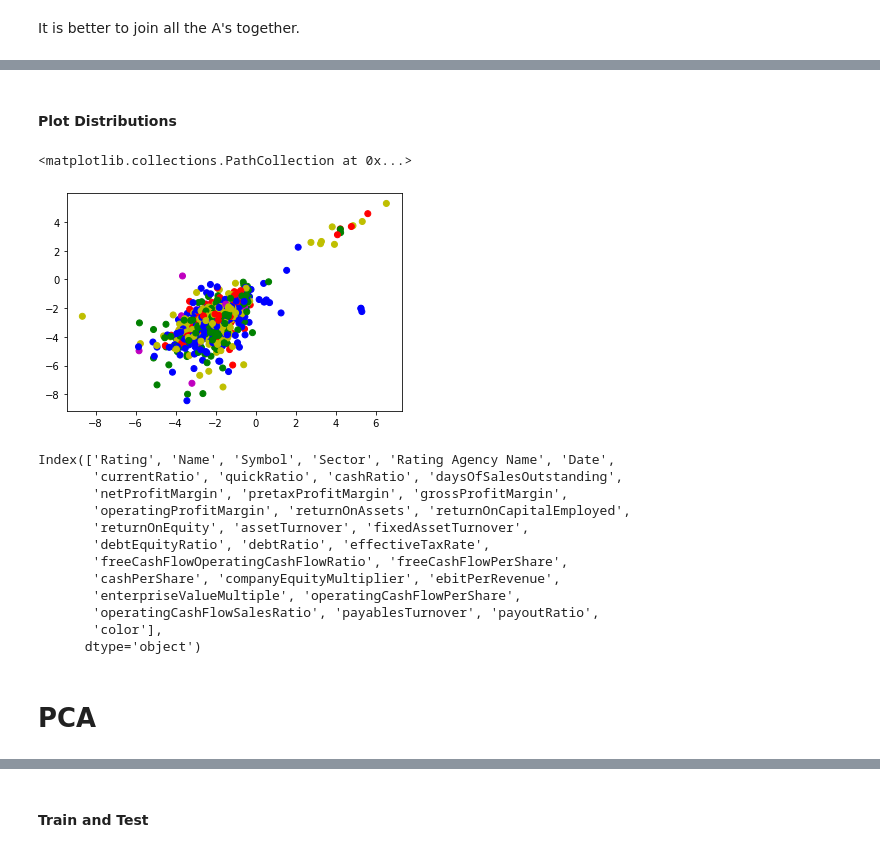
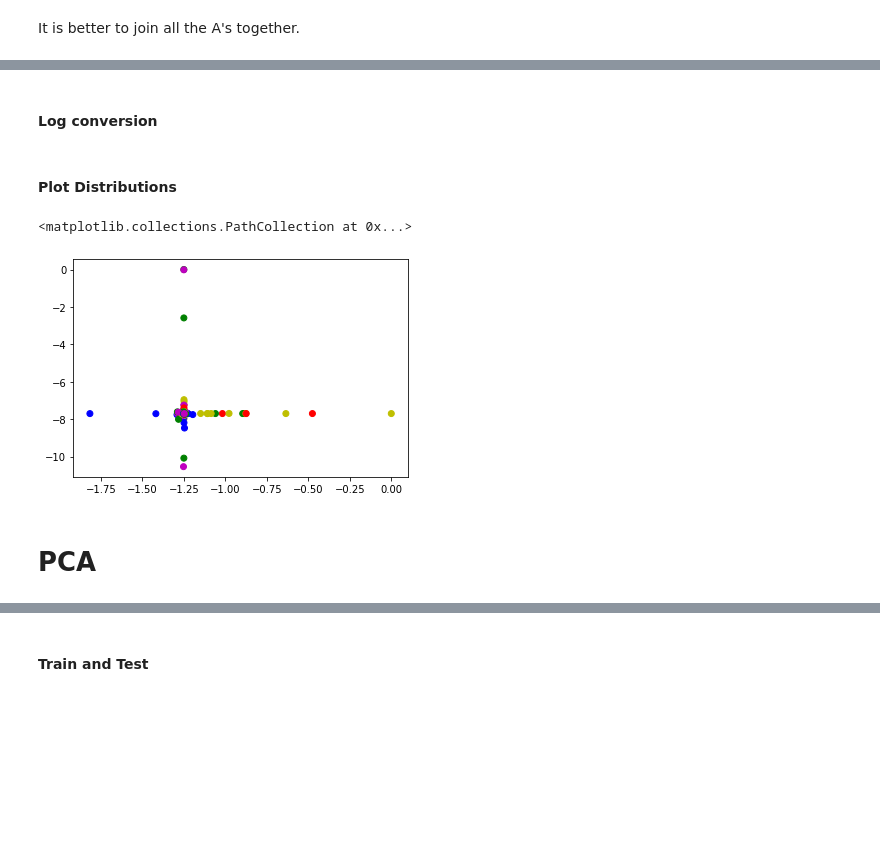
Before and after one commit to Agewerc/ML-Finance, a Jupyter notebook: corporateCreditRatingPrediction.ipynb, the cells around one changed output, grey strips where cells are left out. Cells and saved outputs as stored; diff of their text form; code cells hidden in the pictures; blank space fills up the shorter version.

```diff
--- a/corporateCreditRatingPrediction.ipynb
+++ b/corporateCreditRatingPrediction.ipynb
@@ -40,0 +78,2 @@ df_rating.loc[df_rating['Rating'] == 'D','Rating'] = 'C'
+# %% [markdown]
+#### Log conversion
@@ -41,10 +82,17 @@ df_rating.loc[df_rating['Rating'] == 'D','Rating'] = 'C'
+# %%
+columns = df_rating.columns[6:]
+# %%
+min_max_scaler = preprocessing.MinMaxScaler()
+
+for c in columns:
+
+    float_array = df_rating[[c]].values.astype(float)
+    min_max_scaler = preprocessing.MinMaxScaler()
+    scaled_array = min_max_scaler.fit_transform(float_array)
+    df_rating[c] = scaled_array
+    df_rating[c + 'log'] = df_rating[c].apply(np.log)
 # %% [markdown]
 #### Plot Distributions
-# %%
-plt.scatter(np.log(df_rating.operatingCashFlowSalesRatio), np.log(df_rating.netProfitMargin), c= df_rating.color)
-# %% [output]
-<matplotlib.collections.PathCollection at 0x...>
-[figure, removed]
 # %%
 df_rating.colors = 'a'
 df_rating.loc[df_rating['Rating'] == 'A', 'color'] = 'r'
@@ -52,23 +100,15 @@ df_rating.loc[df_rating['Rating'] == 'B', 'color'] = 'g'
 df_rating.loc[df_rating['Rating'] == 'BB', 'color'] = 'b'
 df_rating.loc[df_rating['Rating'] == 'BBB','color'] = 'y'
 df_rating.loc[df_rating['Rating'] == 'C', 'color'] = 'm'
+# %%
+plt.scatter(df_rating.ebitPerRevenuelog, df_rating.returnOnEquitylog, c= df_rating.color)
+# %% [output]
+<matplotlib.collections.PathCollection at 0x...>
+[figure, added]
+# %% [markdown]
+# PCA
 # %%
 df_rating.columns
-# %% [output]
-Index(['Rating', 'Name', 'Symbol', 'Sector', 'Rating Agency Name', 'Date',
-       'currentRatio', 'quickRatio', 'cashRatio', 'daysOfSalesOutstanding',
-       'netProfitMargin', 'pretaxProfitMargin', 'grossProfitMargin',
-       'operatingProfitMargin', 'returnOnAssets', 'returnOnCapitalEmployed',
-       'returnOnEquity', 'assetTurnover', 'fixedAssetTurnover',
-       'debtEquityRatio', 'debtRatio', 'effectiveTaxRate',
-       'freeCashFlowOperatingCashFlowRatio', 'freeCashFlowPerShare',
-       'cashPerShare', 'companyEquityMultiplier', 'ebitPerRevenue',
-       'enterpriseValueMultiple', 'operatingCashFlowPerShare',
-       'operatingCashFlowSalesRatio', 'payablesTurnover', 'payoutRatio',
-       'color'],
-      dtype='object')
-# %% [markdown]
-# PCA
 # %%
 from sklearn.preprocessing import StandardScaler
 # %%
```
Also changed, not shown: parts of 9 cells of this notebook.
